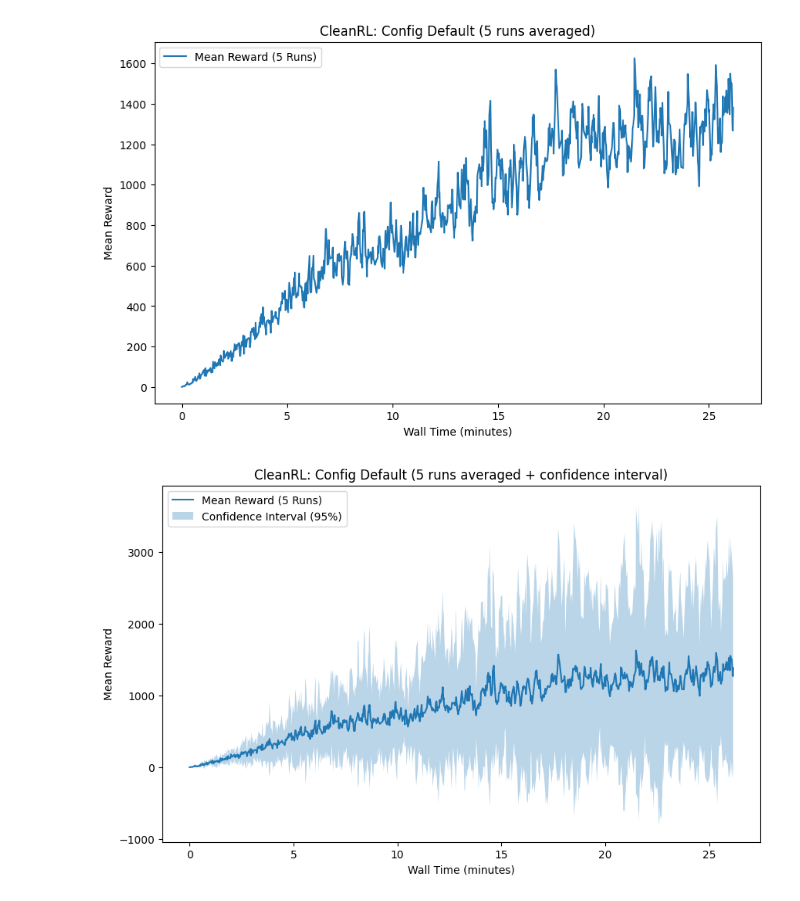
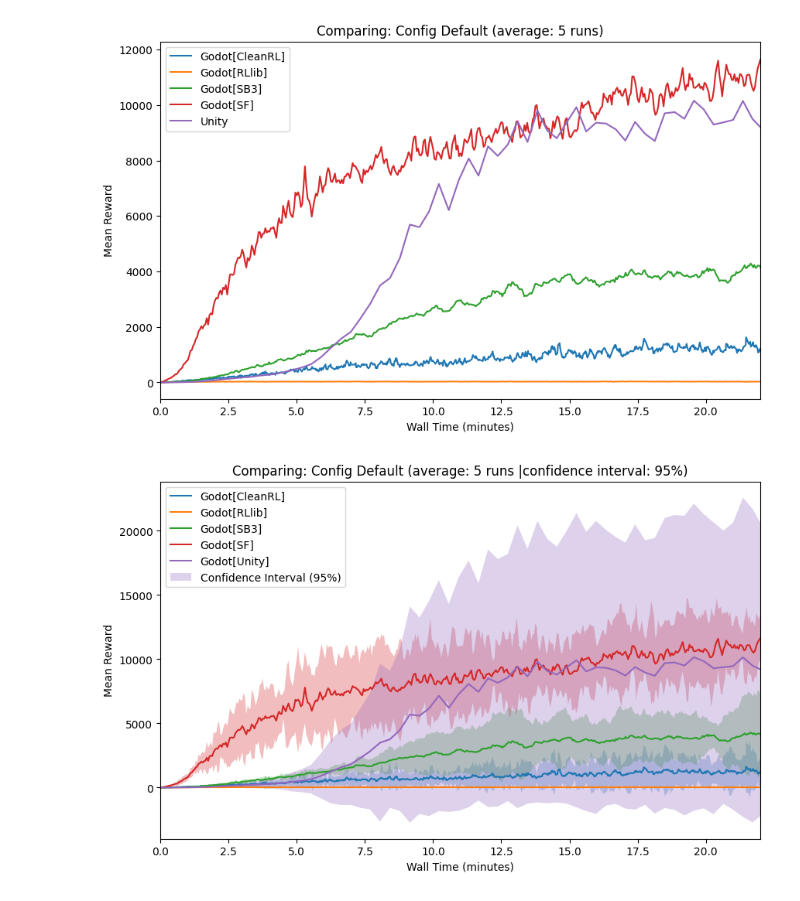
Before and after one commit to visuallization/rl_master_thesis_evaluation, a Jupyter notebook: config_default.ipynb, the cells around one changed output. Drawn from its saved outputs; the diff is of its cells as text; code cells hidden in the pictures.

Commit message:
feat(config default): display graphs

```diff
--- a/config_default.ipynb
+++ b/config_default.ipynb
@@ -165,33 +170,47 @@ plt.show()
 plt.figure(figsize=(10, 6))
 
 # Plot the mean values
-plt.plot(cleanrl['mean_values']['Wall time'] / 60, cleanrl['mean_values']['Value'], label='Mean Reward (5 Runs)')
+plt.plot(cleanrl['mean_values']['Wall time'] / 60, cleanrl['mean_values']['Value'], label='Godot[CleanRL]')
+plt.plot(rllib['mean_values']['Wall time'] / 60, rllib['mean_values']['Value'], label='Godot[RLlib]')
+plt.plot(sb3['mean_values']['Wall time'] / 60, sb3['mean_values']['Value'], label='Godot[SB3]')
+plt.plot(sf['mean_values']['Wall time'] / 60, sf['mean_values']['Value'], label='Godot[SF]')
+plt.plot(unity['mean_values']['Wall time'] / 60, unity['mean_values']['Value'], label='Unity')
 
 # Add labels and title
 plt.xlabel("Wall Time (minutes)")
+plt.xlim(0, 22)
 plt.ylabel("Mean Reward")
-plt.title("CleanRL: Config Default (5 runs averaged)")
+plt.title("Comparing: Config Default (average: 5 runs)")
 plt.legend(loc="upper left")
 
 # Show the plot
 plt.show()
 # %% [output]
-[figure, old version]
+[figure, new version]
 # %%
 # Create a plot
 plt.figure(figsize=(10, 6))
 
 # Plot the mean values with confidence intervals
-plt.plot(cleanrl['mean_values']['Wall time'] / 60, cleanrl['mean_values']['Value'], label='Mean Reward (5 Runs)')
-plt.fill_between(cleanrl['mean_values']['Wall time'] / 60, cleanrl['lower_bound']['Value'], cleanrl['upper_bound']['Value'], alpha=0.3, label='Confidence Interval (95%)')
+plt.plot(cleanrl['mean_values']['Wall time'] / 60, cleanrl['mean_values']['Value'], label='Godot[CleanRL]')
+plt.fill_between(cleanrl['mean_values']['Wall time'] / 60, cleanrl['lower_bound']['Value'], cleanrl['upper_bound']['Value'], alpha=0.3)
+plt.plot(rllib['mean_values']['Wall time'] / 60, rllib['mean_values']['Value'], label='Godot[RLlib]')
+plt.fill_between(rllib['mean_values']['Wall time'] / 60, rllib['lower_bound']['Value'], rllib['upper_bound']['Value'], alpha=0.3)
+plt.plot(sb3['mean_values']['Wall time'] / 60, sb3['mean_values']['Value'], label='Godot[SB3]')
+plt.fill_between(sb3['mean_values']['Wall time'] / 60, sb3['lower_bound']['Value'], sb3['upper_bound']['Value'], alpha=0.3)
+plt.plot(sf['mean_values']['Wall time'] / 60, sf['mean_values']['Value'], label='Godot[SF]')
+plt.fill_between(sf['mean_values']['Wall time'] / 60, sf['lower_bound']['Value'], sf['upper_bound']['Value'], alpha=0.3)
+plt.plot(unity['mean_values']['Wall time'] / 60, unity['mean_values']['Value'], label='Godot[Unity]')
+plt.fill_between(unity['mean_values']['Wall time'] / 60, unity['lower_bound']['Value'], unity['upper_bound']['Value'], alpha=0.3, label='Confidence Interval (95%)')
 
 # Add labels and title
 plt.xlabel("Wall Time (minutes)")
+plt.xlim(0, 22)
 plt.ylabel("Mean Reward")
-plt.title("CleanRL: Config Default (5 runs averaged + confidence interval)")
+plt.title("Comparing: Config Default (average: 5 runs | confidence interval: 95%)")
 plt.legend(loc="upper left")
 
 # Show the plot
 plt.show()
 # %% [output]
-[figure, old version]
+[figure, new version]
```
Also changed, not shown: parts of 5 cells of this notebook.
